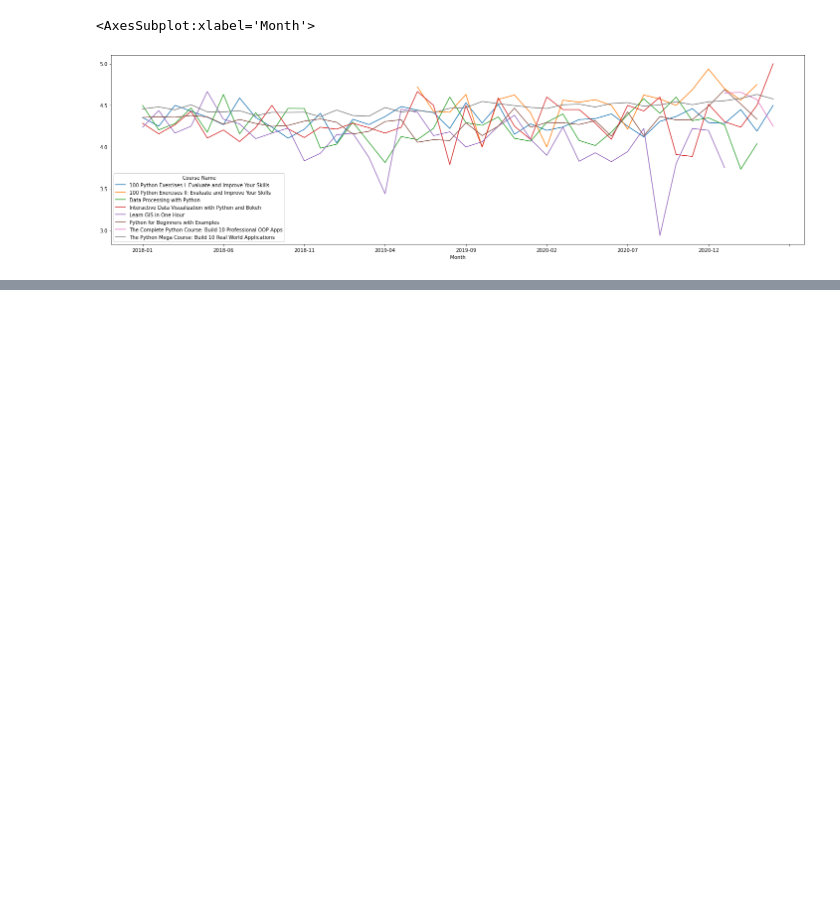
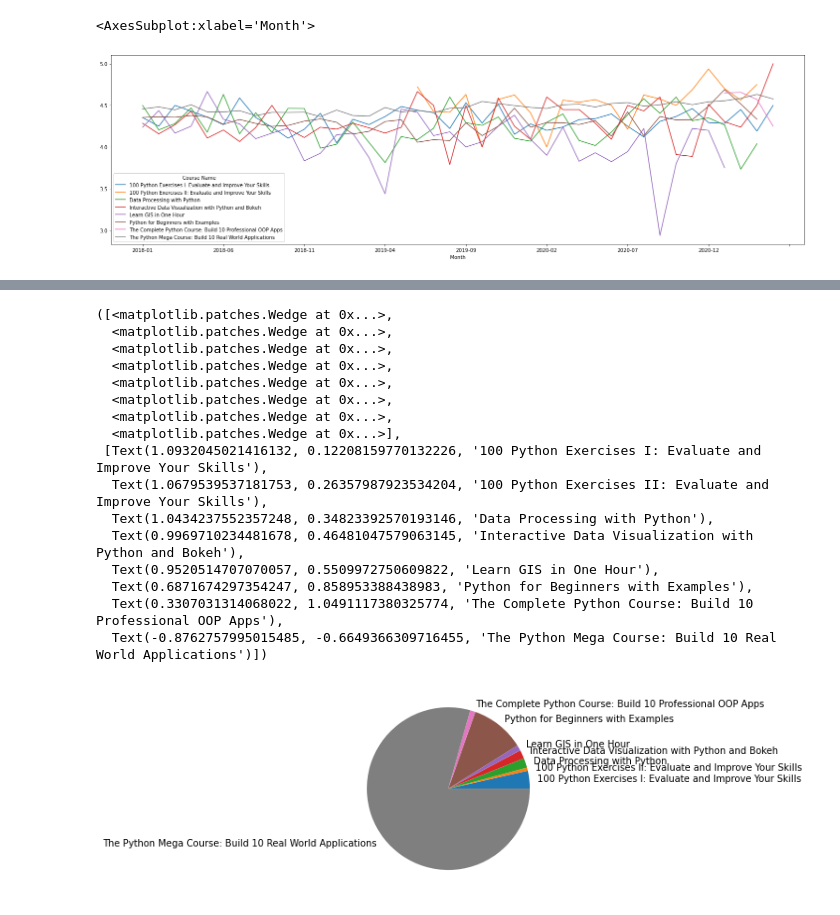
Before and after one commit to yukirin23/python-datavisualization, a Jupyter notebook: review_analysis.ipynb, the cells around one changed output, grey strips where cells are left out. Drawn from its saved outputs; the diff is of its cells as text; code cells hidden in the pictures; blank space fills up the shorter version.

```diff
--- a/review_analysis.ipynb
+++ b/review_analysis.ipynb
@@ -119,0 +139,3 @@ month_average_course.plot(figsize=(25,7))
+# %%
+share = data.groupby(['Course Name'])['Rating'].count()
+share
@@ -119,0 +153,20 @@ month_average_course.plot(figsize=(25,7))
+# %%
+plt.pie(share, labels=share.index)
+# %% [output]
+([<matplotlib.patches.Wedge at 0x...>,
+  <matplotlib.patches.Wedge at 0x...>,
+  <matplotlib.patches.Wedge at 0x...>,
+  <matplotlib.patches.Wedge at 0x...>,
+  <matplotlib.patches.Wedge at 0x...>,
+  <matplotlib.patches.Wedge at 0x...>,
+  <matplotlib.patches.Wedge at 0x...>,
+  <matplotlib.patches.Wedge at 0x...>],
+ [Text(1.0932045021416132, 0.12208159770132226, '100 Python Exercises I: Evaluate and Improve Your Skills'),
+  Text(1.0679539537181753, 0.26357987923534204, '100 Python Exercises II: Evaluate and Improve Your Skills'),
+  Text(1.0434237552357248, 0.34823392570193146, 'Data Processing with Python'),
+  Text(0.9969710234481678, 0.46481047579063145, 'Interactive Data Visualization with Python and Bokeh'),
+  Text(0.9520514707070057, 0.5509972750609822, 'Learn GIS in One Hour'),
+  Text(0.6871674297354247, 0.858953388438983, 'Python for Beginners with Examples'),
+  Text(0.3307031314068022, 1.0491117380325774, 'The Complete Python Course: Build 10 Professional OOP Apps'),
+  Text(-0.8762757995015485, -0.6649366309716455, 'The Python Mega Course: Build 10 Real World Applications')])
+[figure, added]
```
Also changed, not shown: parts of 7 cells of this notebook.
